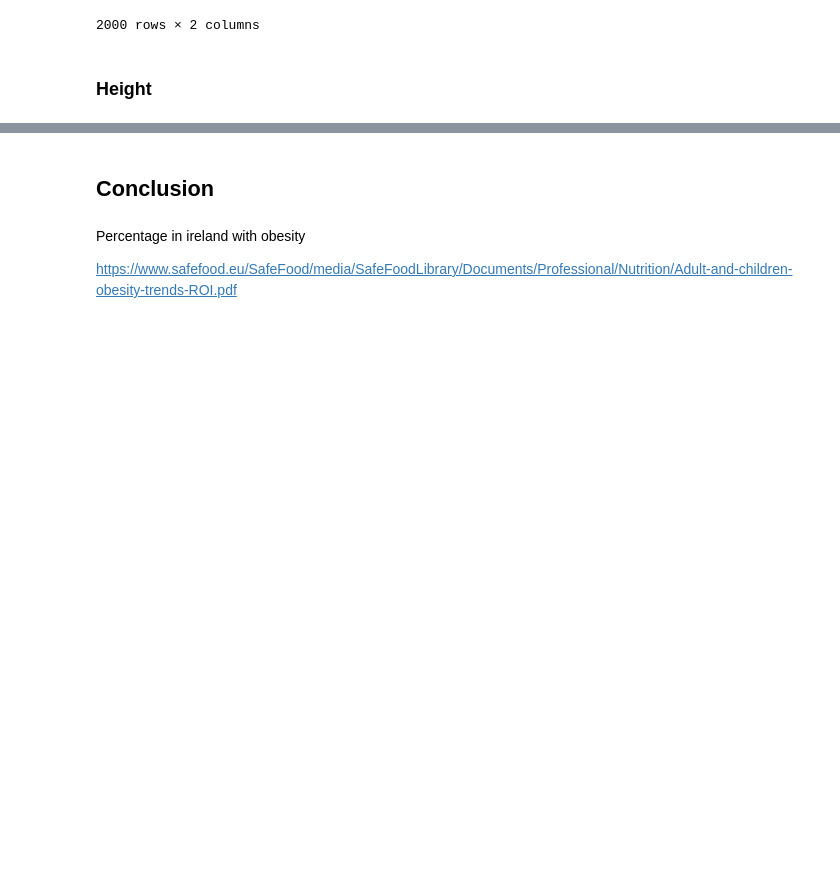
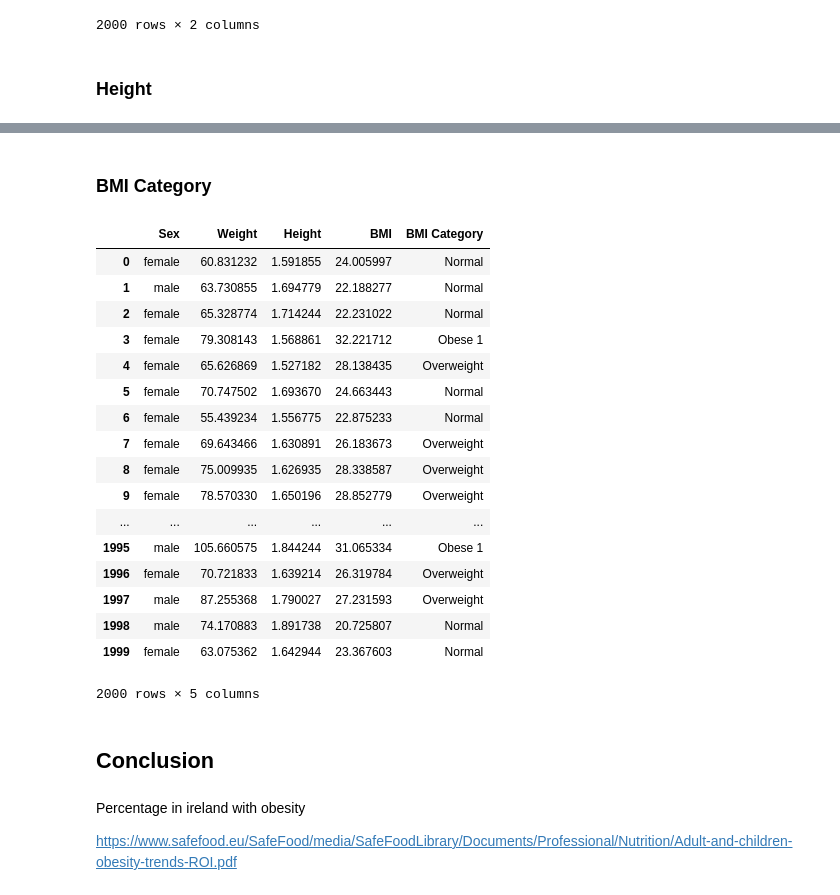
Before and after one commit to declanbarr/simulated-dataset, a Jupyter notebook: simulated-dataset.ipynb, the cells around one changed output, grey strips where cells are left out. Drawn from its saved outputs; the diff is of its cells as text; code cells hidden in the pictures; blank space fills up the shorter version.

Commit message:
Added BMI Category to DataFrame

```diff
--- a/simulated-dataset.ipynb
+++ b/simulated-dataset.ipynb
@@ -502,0 +505,4 @@ simdf
+# %%
+simdf['BMI'] = simdf['Weight']/(simdf['Height'])**2
+
+simdf
@@ -503,3 +528,32 @@ simdf
+# %% [markdown]
+### BMI Category
+# %%
+BMICategories = ["Underweight", "Normal", "Overweight", "Obese 1", "Obese 2", "Obese 3"]
+
+BMICategoryArray = pd.cut(simdf.BMI, [0.0, 18.5, 25.0, 30.0, 35.0, 40.0, 1000.0], labels=BMICategories, retbins=True, right=False)
+
+simdf['BMI Category'] = BMICategoryArray[0]
+
+simdf
+# %% [output]
+|  | Sex | Weight | Height | BMI | BMI Category |
+| 0 | female | 60.831232 | 1.591855 | 24.005997 | Normal |
+| 1 | male | 63.730855 | 1.694779 | 22.188277 | Normal |
+| 2 | female | 65.328774 | 1.714244 | 22.231022 | Normal |
+| 3 | female | 79.308143 | 1.568861 | 32.221712 | Obese 1 |
+| 4 | female | 65.626869 | 1.527182 | 28.138435 | Overweight |
+| 5 | female | 70.747502 | 1.693670 | 24.663443 | Normal |
+| 6 | female | 55.439234 | 1.556775 | 22.875233 | Normal |
+| 7 | female | 69.643466 | 1.630891 | 26.183673 | Overweight |
+| 8 | female | 75.009935 | 1.626935 | 28.338587 | Overweight |
+| 9 | female | 78.570330 | 1.650196 | 28.852779 | Overweight |
+| ... | ... | ... | ... | ... | ... |
+| 1995 | male | 105.660575 | 1.844244 | 31.065334 | Obese 1 |
+| 1996 | female | 70.721833 | 1.639214 | 26.319784 | Overweight |
+| 1997 | male | 87.255368 | 1.790027 | 27.231593 | Overweight |
+| 1998 | male | 74.170883 | 1.891738 | 20.725807 | Normal |
+| 1999 | female | 63.075362 | 1.642944 | 23.367603 | Normal |
+2000 rows × 5 columns
 # %% [markdown]
 ## Conclusion
 # %% [markdown]
```
Also changed, not shown: parts of 14 cells of this notebook.
